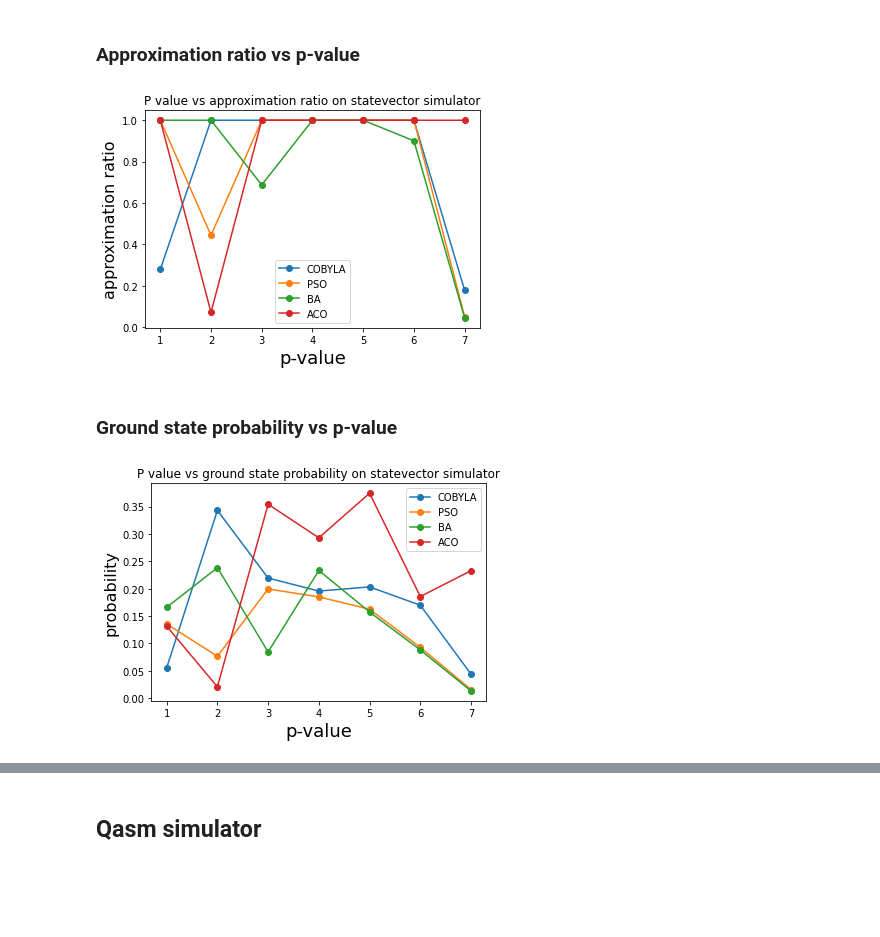
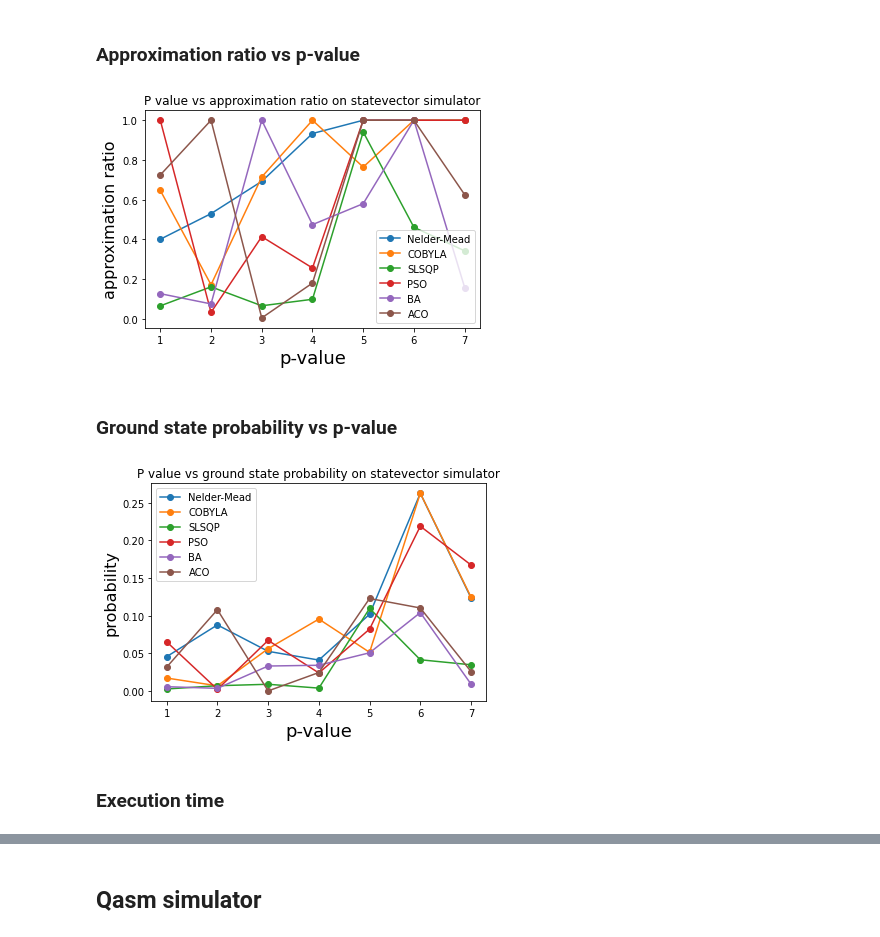
Before and after one commit to mentesniker/Maxcut-solver, a Jupyter notebook: Max-cut.ipynb, the cells around one changed output, grey strips where cells are left out. Cells and saved outputs as stored; diff of their text form; code cells hidden in the pictures; blank space fills up the shorter version.

```diff
--- a/Max-cut.ipynb
+++ b/Max-cut.ipynb
@@ -13,6 +16,6 @@ import numpy as np
 # %%
 G = nx.Graph()
 G.add_nodes_from([0, 1, 2, 3])
-G.add_edges_from([(0, 1), (1, 2), (2, 3), (3, 0)])
+G.add_edges_from([(0, 2), (0, 4), (0, 5), (1,3), (1,2), (1,4), (2,3), (3,5), (4,5)])
 nx.draw(G, with_labels=True, alpha=0.8, node_size=500)
 # %% [output]
@@ -289,27 +350,3 @@ plot_histogram(myanzats.output_circuit(result))
 # Comparison between the optimizers
 # %% [markdown]
 ## Statevector simulator
-# %%
-gradient_values_p = list()
-swarm_values_p = list()
-bats_values_p = list()
-ants_values_p = list()
-gradient_values = list()
-swarm_values = list()
-bats_values = list()
-ants_values = list()
-p_range = 8
-for i in range(1, p_range):
-    myanzats = MaxCutSolver(graph=G, num_qubits=4, backend='statevector_simulator', p=i)
-    gradient_dict = myanzats.output_circuit(myanzats.optimize_classic([1 for _ in range(0,2*i)]).x)
-    swarm_dict = myanzats.output_circuit(myanzats.optimize_swarm([-5,5]))
-    bats_dict = myanzats.output_circuit(myanzats.optimize_bats([-5,5]))
-    ants_dict = myanzats.output_circuit(myanzats.optimize_ants([-5,5]))
-    bats_values_p.append(bats_dict['0101']/max(bats_dict.values()))
-    swarm_values_p.append(swarm_dict['0101']/max(swarm_dict.values()))
-    gradient_values_p.append(gradient_dict['0101']/max(gradient_dict.values()))
-    ants_values_p.append(ants_dict['0101']/max(ants_dict.values()))
-    bats_values.append(bats_dict['0101'])
-    swarm_values.append(swarm_dict['0101'])
-    gradient_values.append(gradient_dict['0101'])
-    ants_values.append(ants_dict['0101'])
@@ -324,28 +439,34 @@ solution found
 # %% [markdown]
 ### Approximation ratio vs p-value
 # %%
-plt.plot(list(range(1,p_range)), gradient_values_p, '-o')
+plt.plot(list(range(1,p_range)), gradient_values_nm_p, '-o')
+plt.plot(list(range(1,p_range)), gradient_values_cobyla_p, '-o')
+plt.plot(list(range(1,p_range)), gradient_values_slsqp_p, '-o')
 plt.plot(list(range(1,p_range)), swarm_values_p, '-o')
 plt.plot(list(range(1,p_range)), bats_values_p, '-o')
 plt.plot(list(range(1,p_range)), ants_values_p, '-o')
-plt.legend(["COBYLA", "PSO", "BA", "ACO"])
+plt.legend(["Nelder-Mead", "COBYLA","SLSQP","PSO", "BA", "ACO"])
 plt.title("P value vs approximation ratio on statevector simulator")
 plt.xlabel('p-value', fontsize=18)
 plt.ylabel('approximation ratio', fontsize=16)
 plt.show()
 # %% [output]
-[figure, old version]
+[figure, new version]
 # %% [markdown]
 ### Ground state probability vs p-value
 # %%
-plt.plot(list(range(1,p_range)), gradient_values, '-o')
+plt.plot(list(range(1,p_range)), gradient_values_nm, '-o')
+plt.plot(list(range(1,p_range)), gradient_values_cobyla, '-o')
+plt.plot(list(range(1,p_range)), gradient_values_slsqp, '-o')
 plt.plot(list(range(1,p_range)), swarm_values, '-o')
 plt.plot(list(range(1,p_range)), bats_values, '-o')
 plt.plot(list(range(1,p_range)), ants_values, '-o')
-plt.legend(["COBYLA", "PSO", "BA", "ACO"])
+plt.legend(["Nelder-Mead", "COBYLA","SLSQP","PSO", "BA", "ACO"])
 plt.title("P value vs ground state probability on statevector simulator")
 plt.xlabel('p-value', fontsize=18)
 plt.ylabel('probability', fontsize=16)
 plt.show()
 # %% [output]
-[figure, old version]
+[figure, new version]
+# %% [markdown]
+### Execution time
```
Also changed, not shown: parts of 29 cells of this notebook, 3 other files.
